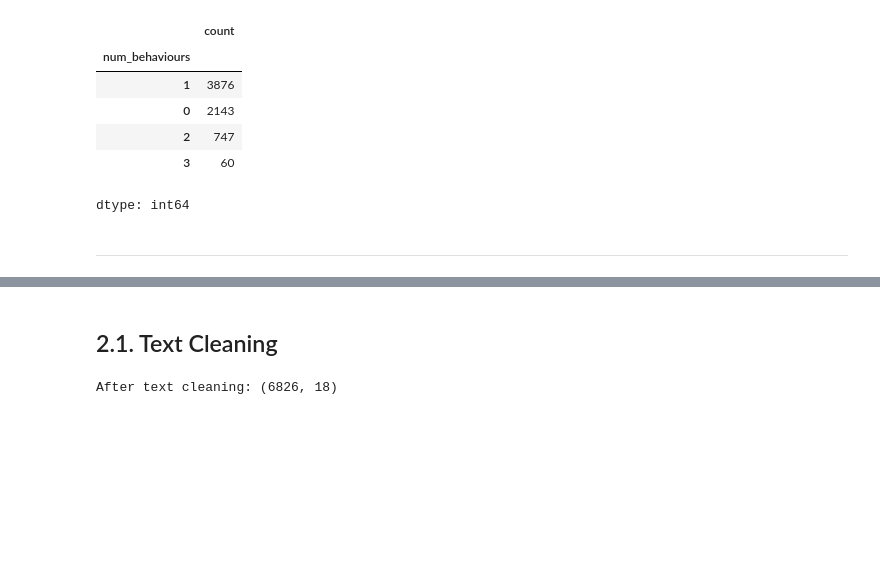
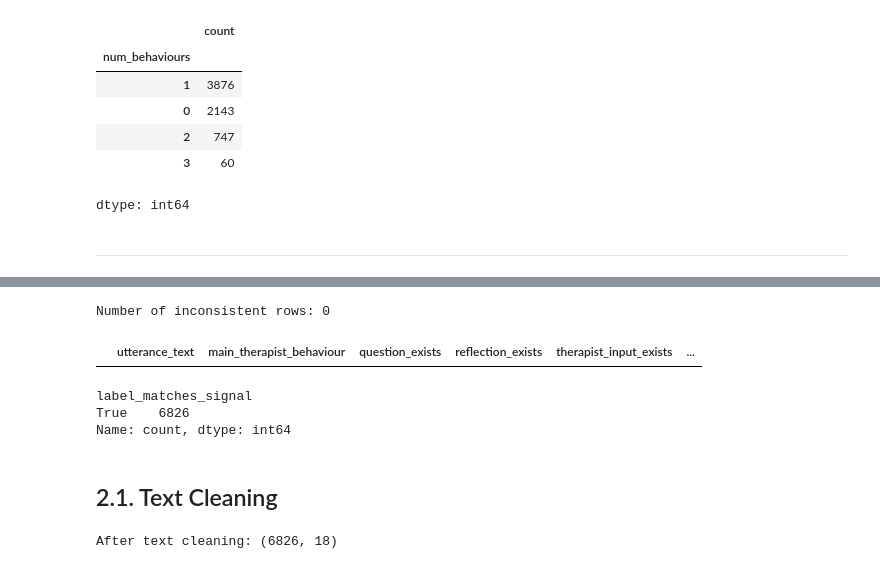
Before and after one commit to mthudangn/conversational-psychotherapy-fidelity, a Jupyter notebook: notebooks/thesis_pipeline.ipynb, the cells around one changed output, grey strips where cells are left out. Drawn from its saved outputs; the diff is of its cells as text; code cells hidden in the pictures; blank space fills up the shorter version.

```diff
--- a/notebooks/thesis_pipeline.ipynb
+++ b/notebooks/thesis_pipeline.ipynb
@@ -492,0 +325,54 @@ print("- fidelity_df.csv")
+# %%
+error_df = therapist_df[therapist_df["label_matches_signal"] == False]
+
+print("Number of inconsistent rows:", len(error_df))
+
+display(error_df[[
+    "utterance_text",
+    "main_therapist_behaviour",
+    "question_exists",
+    "reflection_exists",
+    "therapist_input_exists",
+    "num_behaviours"
+]])
+
+# Identify inconsistent rows
+mask = therapist_df["label_matches_signal"] == False
+
+# Fix signals directly (overwrite existing values)
+therapist_df.loc[mask & (therapist_df["main_therapist_behaviour"] == "question"), "question_exists"] = True
+therapist_df.loc[mask & (therapist_df["main_therapist_behaviour"] == "reflection"), "reflection_exists"] = True
+therapist_df.loc[mask & (therapist_df["main_therapist_behaviour"] == "therapist_input"), "therapist_input_exists"] = True
+
+# Recompute num_behaviours (overwrite)
+therapist_df["num_behaviours"] = (
+    therapist_df["question_exists"].astype(int) +
+    therapist_df["reflection_exists"].astype(int) +
+    therapist_df["therapist_input_exists"].astype(int)
+)
+
+# Recompute consistency (overwrite)
+therapist_df["label_matches_signal"] = np.select(
+    [
+        therapist_df["main_therapist_behaviour"].eq("question"),
+        therapist_df["main_therapist_behaviour"].eq("reflection"),
+        therapist_df["main_therapist_behaviour"].eq("therapist_input"),
+        therapist_df["main_therapist_behaviour"].eq("other"),
+    ],
+    [
+        therapist_df["question_exists"],
+        therapist_df["reflection_exists"],
+        therapist_df["therapist_input_exists"],
+        therapist_df["num_behaviours"].eq(0),
+    ],
+    default=False
+)
+
+# Final check
+print(therapist_df["label_matches_signal"].value_counts())
+# %% [output]
+Number of inconsistent rows: 0
+|  | utterance_text | main_therapist_behaviour | question_exists | reflection_exists | therapist_input_exists | ... |
+label_matches_signal
+True    6826
+Name: count, dtype: int64
```
Also changed, not shown: parts of 9 cells of this notebook.
